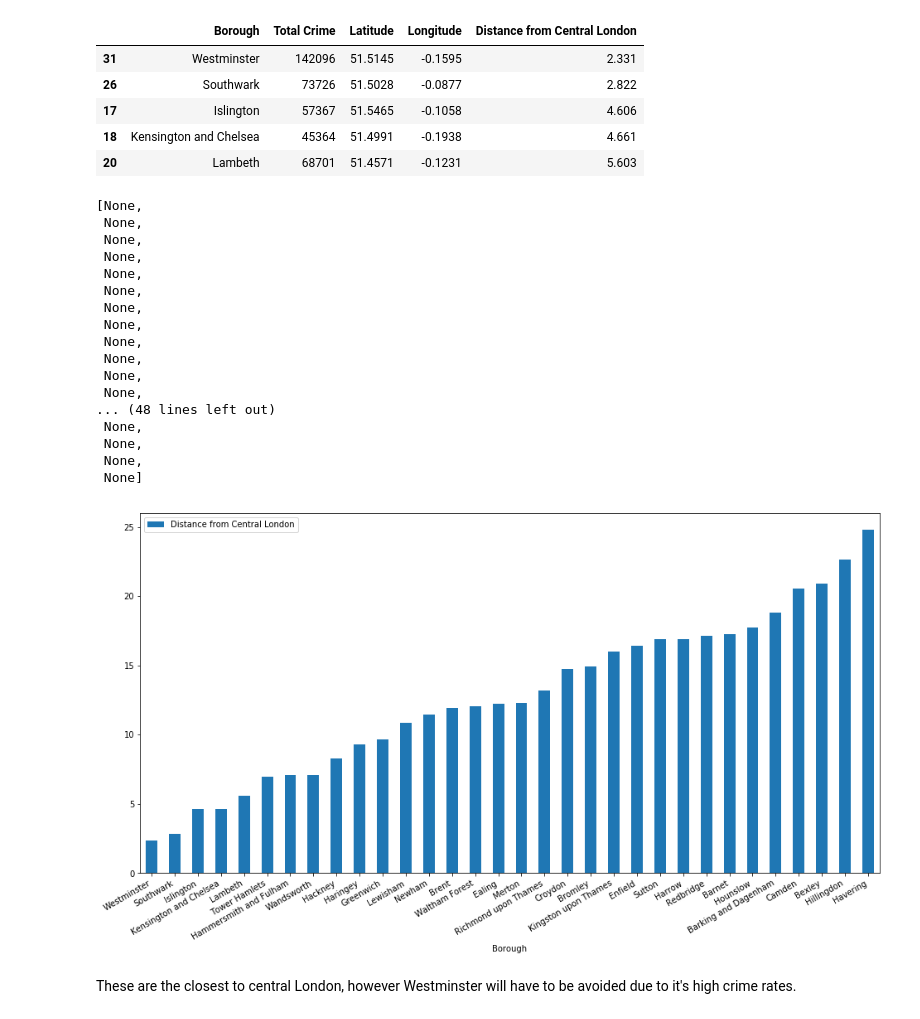
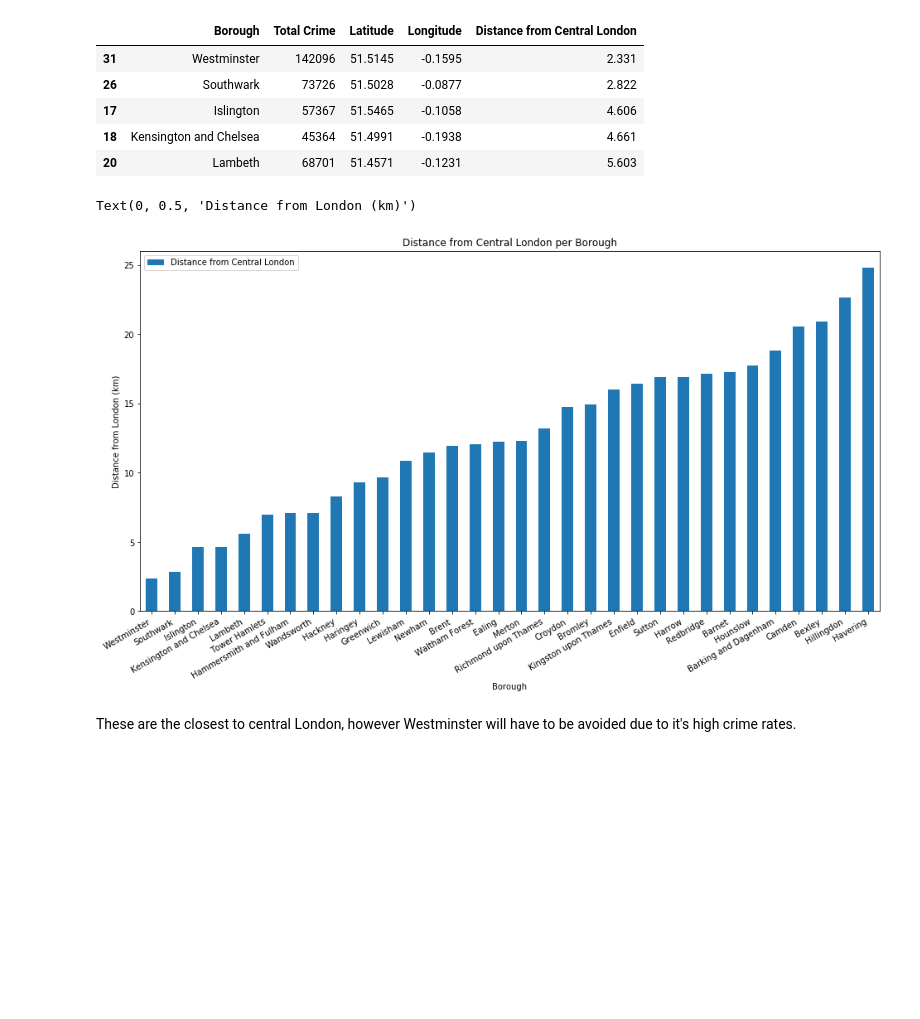
Before and after one commit to jilly2272/Coursera_Capstone, a Jupyter notebook: Best Location to Open a Hotel in London.ipynb, the cells around one changed output. Drawn from its saved outputs; the diff is of its cells as text; code cells hidden in the pictures; blank space fills up the shorter version.

```diff
--- a/Best Location to Open a Hotel in London.ipynb
+++ b/Best Location to Open a Hotel in London.ipynb
@@ -522,25 +501,12 @@ df_distance_close.head()
 # %%
 ax = df_distance_close.plot.bar(x='Borough', y='Distance from Central London', rot=0, figsize=(16,8))
 plt.setp(ax.get_xticklabels(), rotation=30, horizontalalignment='right')
+plt.title('Distance from Central London per Borough')
+plt.xlabel('Borough')
+plt.ylabel('Distance from London (km)')
 # %% [output]
-[None,
- None,
- None,
- None,
- None,
- None,
- None,
- None,
- None,
- None,
- None,
- None,
-... (48 lines left out)
- None,
- None,
- None,
- None]
+Text(0, 0.5, 'Distance from London (km)')
-[figure, old version]
+[figure, new version]
 # %% [markdown]
 These are the closest to central London, however Westminster will have to be avoided due to it's high crime rates.
 # %% [markdown]
```
Also changed, not shown: parts of 7 cells of this notebook.
